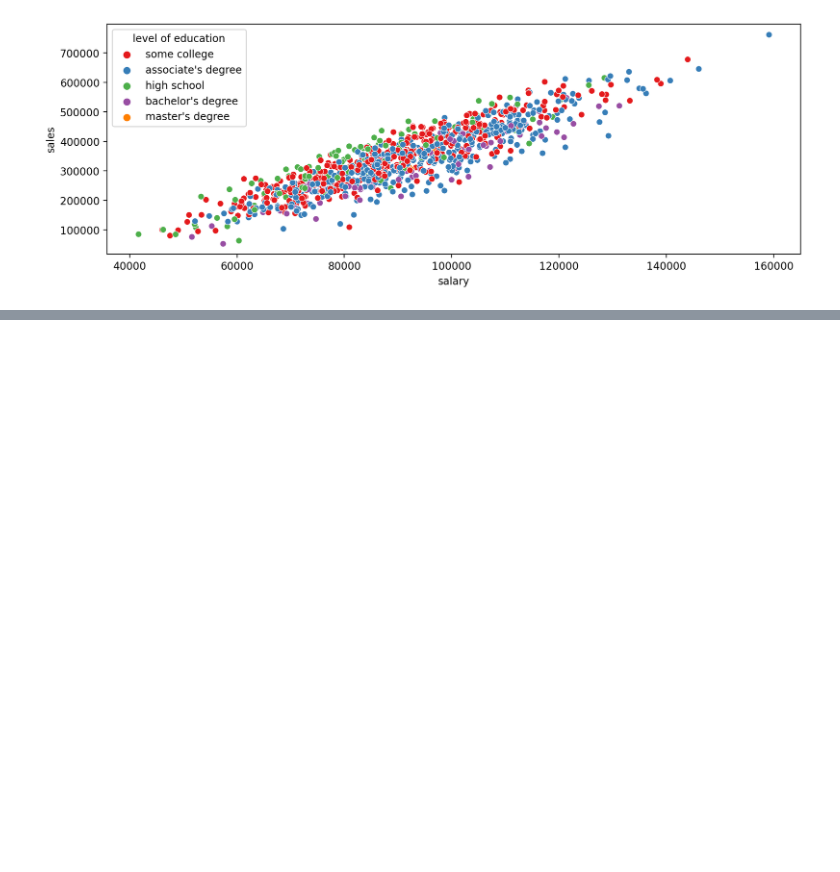
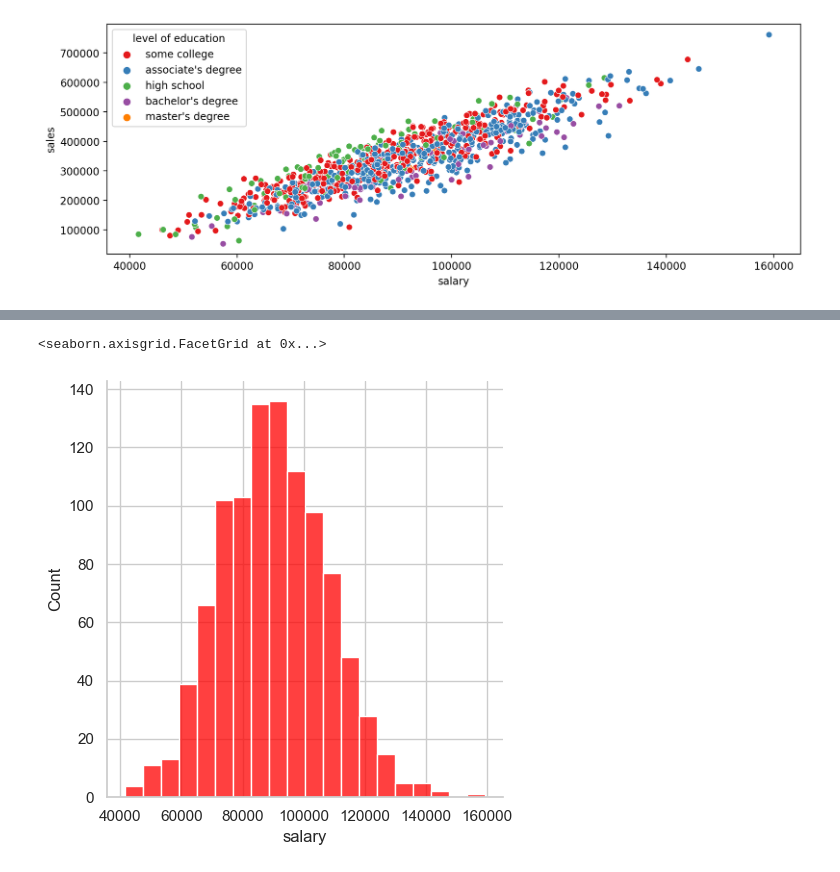
Before and after one commit to astro648/My-AI, a Jupyter notebook: Seaborn Basics/Seaborn Plot.ipynb, the cells around one changed output, grey strips where cells are left out. Saved outputs shown, nothing was run; the diff lists cells and outputs as text; code cells hidden in the pictures; blank space fills up the shorter version.

```diff
--- a/Seaborn Basics/Seaborn Plot.ipynb
+++ b/Seaborn Basics/Seaborn Plot.ipynb
@@ -42,0 +48,10 @@ sns.scatterplot(x='salary',y='sales',data=df,hue='level of education',palette='S
+# %%
+sns.set(style = 'whitegrid') # this changes the style of the plot
+
+sns.displot(data=df,x='salary',bins=20,color='red') # this is a histogram
+# bins will change the amount of bars
+# if you set bins to 20, then there will be 20 bars
+# color changes color (of course)
+# %% [output]
+<seaborn.axisgrid.FacetGrid at 0x...>
+[figure, added]
```
Also changed, not shown: parts of 1 cell of this notebook.
